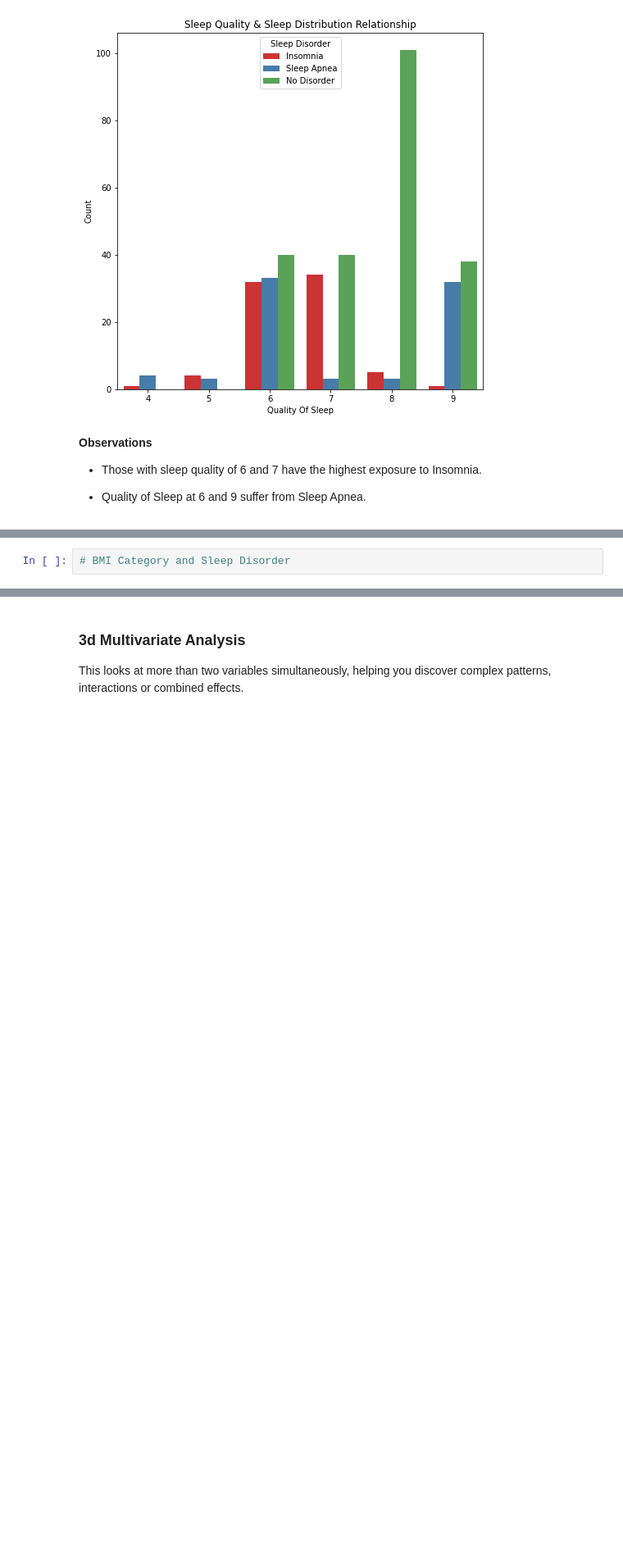
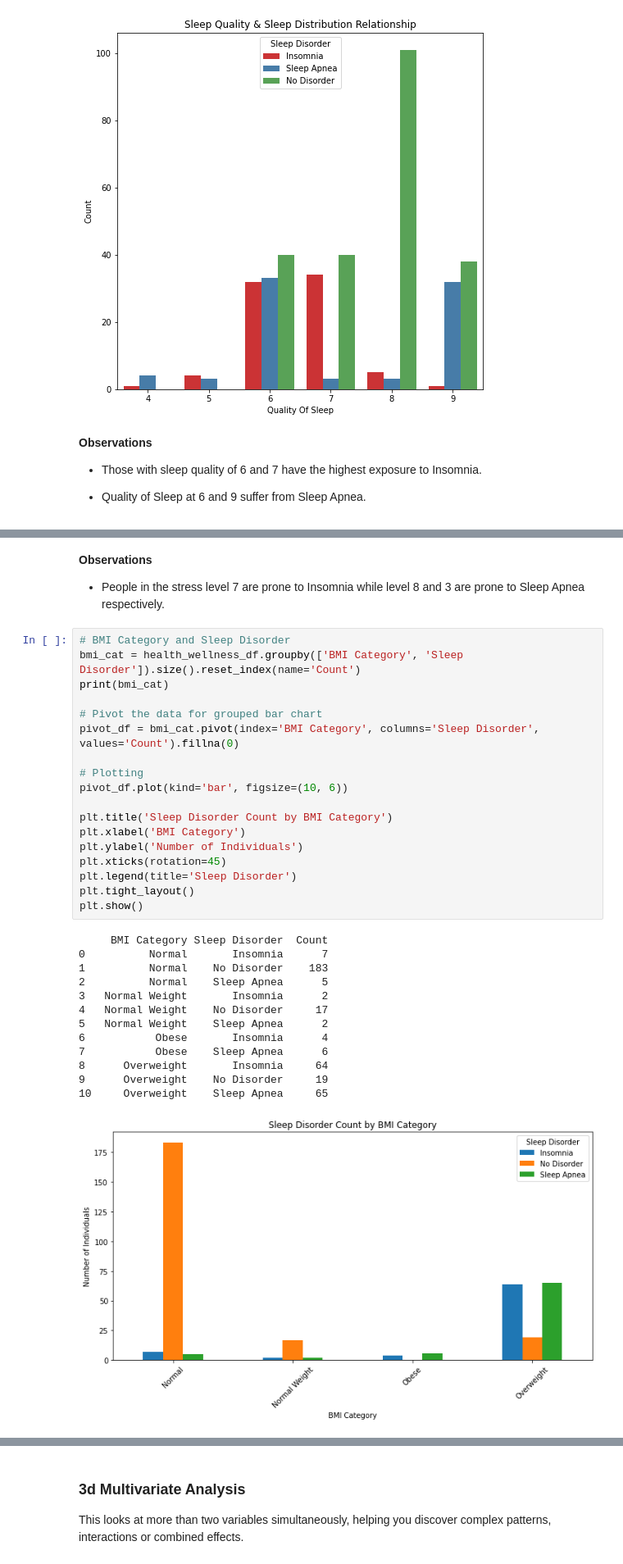
Before and after one commit to jgatharia/Health_and_Sleep_Relation_Project, a Jupyter notebook: health_and_wellness.ipynb, the cells around one changed output, grey strips where cells are left out. Shown at 82% size. Cells and saved outputs as stored; diff of their text form; blank space fills up the shorter version.

```diff
--- a/health_and_wellness.ipynb
+++ b/health_and_wellness.ipynb
@@ -444,2 +504,36 @@ plt.show();
+# %% [markdown]
+**Observations**
+
+* People in the stress level 7 are prone to Insomnia while level 8 and 3 are prone to Sleep Apnea respectively.
 # %%
 # BMI Category and Sleep Disorder
+bmi_cat = health_wellness_df.groupby(['BMI Category', 'Sleep Disorder']).size().reset_index(name='Count')
+print(bmi_cat)
+
+# Pivot the data for grouped bar chart
+pivot_df = bmi_cat.pivot(index='BMI Category', columns='Sleep Disorder', values='Count').fillna(0)
+
+# Plotting
+pivot_df.plot(kind='bar', figsize=(10, 6))
+
+plt.title('Sleep Disorder Count by BMI Category')
+plt.xlabel('BMI Category')
+plt.ylabel('Number of Individuals')
+plt.xticks(rotation=45)
+plt.legend(title='Sleep Disorder')
+plt.tight_layout()
+plt.show()
+# %% [output]
+     BMI Category Sleep Disorder  Count
+0          Normal       Insomnia      7
+1          Normal    No Disorder    183
+2          Normal    Sleep Apnea      5
+3   Normal Weight       Insomnia      2
+4   Normal Weight    No Disorder     17
+5   Normal Weight    Sleep Apnea      2
+6           Obese       Insomnia      4
+7           Obese    Sleep Apnea      6
+8      Overweight       Insomnia     64
+9      Overweight    No Disorder     19
+10     Overweight    Sleep Apnea     65
+[figure, added]
```
Also changed, not shown: parts of 10 cells of this notebook.
